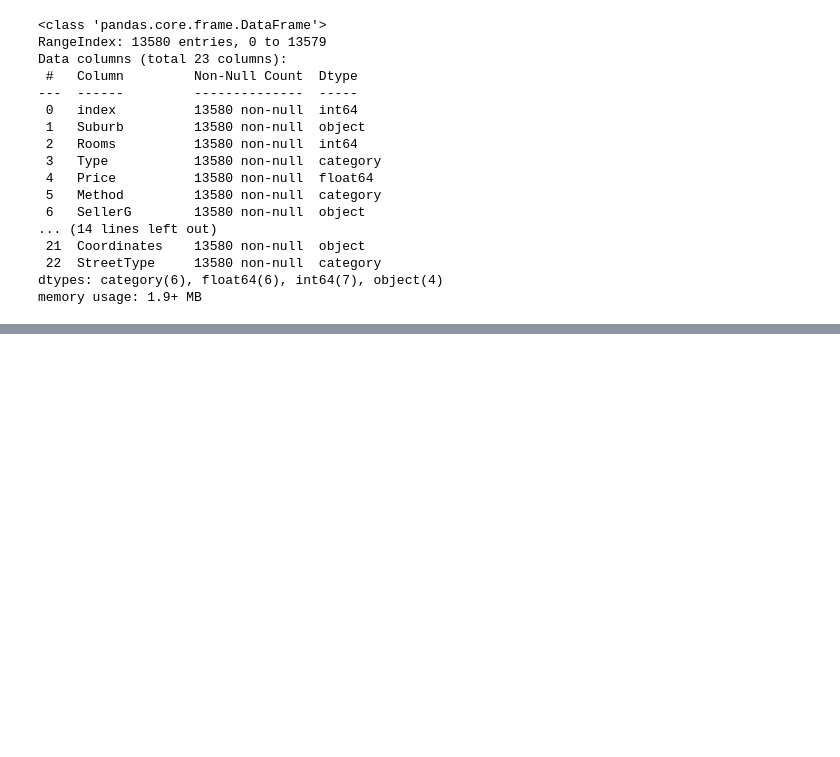
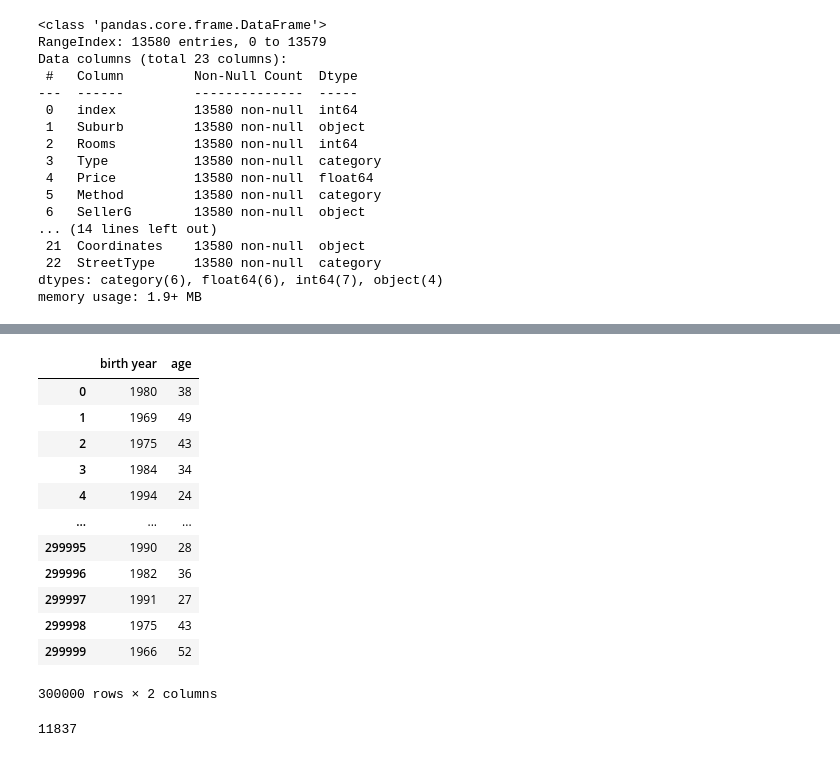
Before and after one commit to sibfox11/Skill-Factory-R2, a Jupyter notebook: Введение_в_Pandas/theory_Pandas_start.ipynb, the cells around one changed output, grey strips where cells are left out. Drawn from its saved outputs; the diff is of its cells as text; code cells hidden in the pictures; blank space fills up the shorter version.

```diff
--- a/Введение_в_Pandas/theory_Pandas_start.ipynb
+++ b/Введение_в_Pandas/theory_Pandas_start.ipynb
@@ -1362,0 +1550,2 @@ sub_lst=melb_df['Suburb'].value_counts().nlargest(119)
+# %%
+cur_date=pd.to_datetime('01/09/2018',dayfirst=True)
@@ -1362,0 +1556,5 @@ sub_lst=melb_df['Suburb'].value_counts().nlargest(119)
+# %%
+#df['diff_years'] =(df['end_date'] - df['start_date']) / np.timedelta64 ( 1 , 'Y')
+
+vdfc['old']=(cur_date-vdfc['birth year'])/np.timedelta64 ( 1 , 'Y')
+vdfc['old'].min()
@@ -1362,0 +1619,2 @@ sub_lst=melb_df['Suburb'].value_counts().nlargest(119)
+# %%
+vdfc=vdfc.drop(['old'],axis=1)
@@ -1362,0 +1643,2 @@ sub_lst=melb_df['Suburb'].value_counts().nlargest(119)
+# %%
+vdfc=vdfc.drop(['start station id','end station id'],axis=1)
@@ -1362,0 +1650,22 @@ sub_lst=melb_df['Suburb'].value_counts().nlargest(119)
+# %%
+#cur_date=pd.to_datetime('01/01/2018',dayfirst=True)
+vdfc['age']=2018-vdfc['birth year']
+vdfc[['birth year','age']]
+# %% [output]
+|  | birth year | age |
+| 0 | 1980 | 38 |
+| 1 | 1969 | 49 |
+| 2 | 1975 | 43 |
+| 3 | 1984 | 34 |
+| 4 | 1994 | 24 |
+| ... | ... | ... |
+| 299995 | 1990 | 28 |
+| 299996 | 1982 | 36 |
+| 299997 | 1991 | 27 |
+| 299998 | 1975 | 43 |
+| 299999 | 1966 | 52 |
+300000 rows × 2 columns
+# %%
+vdfc[vdfc['age']>60]['age'].count()
+# %% [output]
+11837
```
Also changed, not shown: parts of 40 cells of this notebook.
